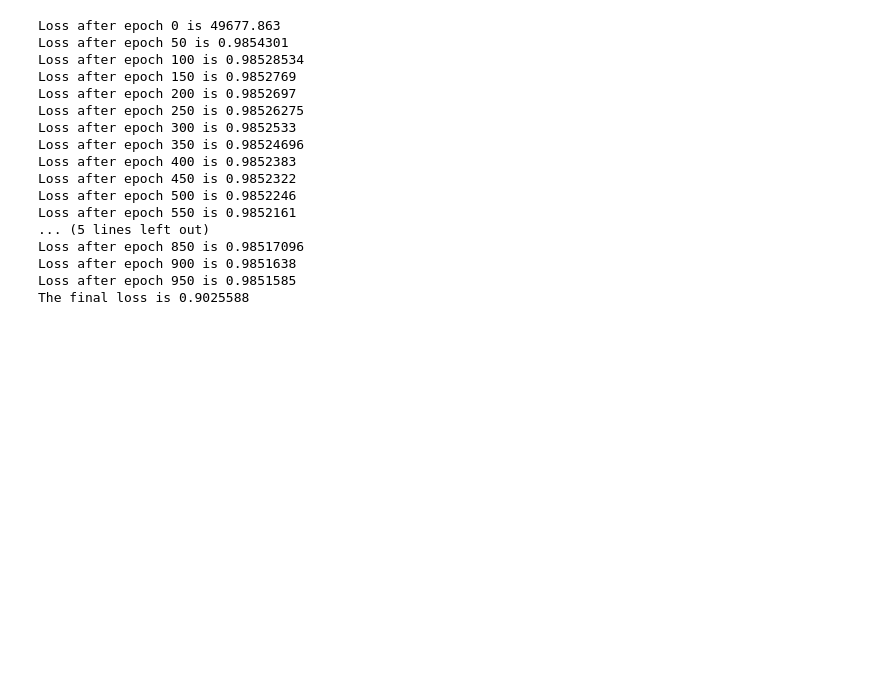
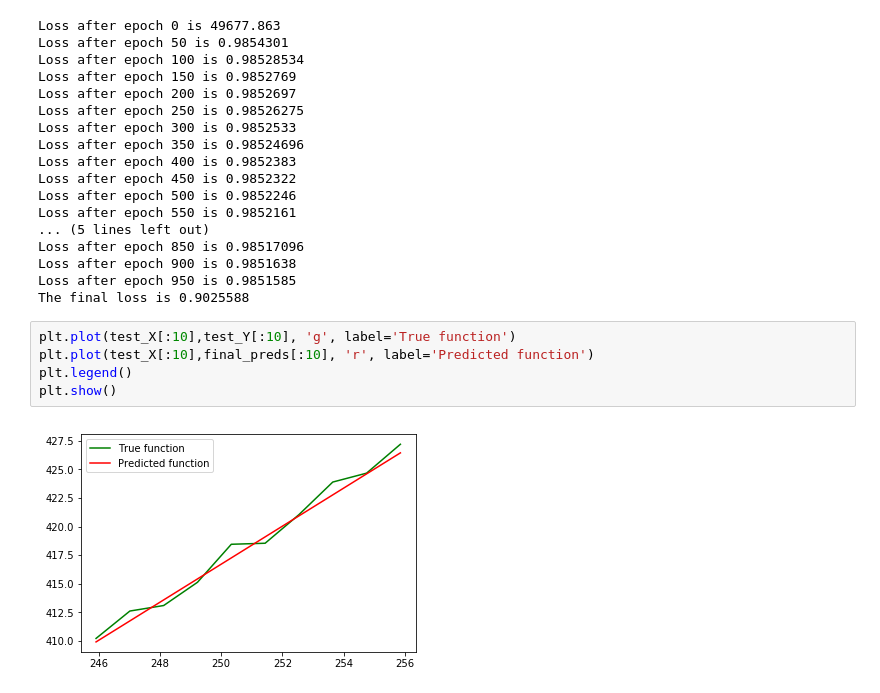
Before and after one commit to k-manisha/LearnPython, a Jupyter notebook: TF_webSession.ipynb, the cells around one changed output. Drawn from its saved outputs; the diff is of its cells as text; blank space fills up the shorter version.

```diff
--- a/TF_webSession.ipynb
+++ b/TF_webSession.ipynb
@@ -184,3 +184,10 @@ Loss after epoch 850 is 0.98517096
 Loss after epoch 900 is 0.9851638
 Loss after epoch 950 is 0.9851585
 The final loss is 0.9025588
+# %%
+plt.plot(test_X[:10],test_Y[:10], 'g', label='True function')
+plt.plot(test_X[:10],final_preds[:10], 'r', label='Predicted function')
+plt.legend()
+plt.show()
+# %% [output]
+[figure, added]
```
